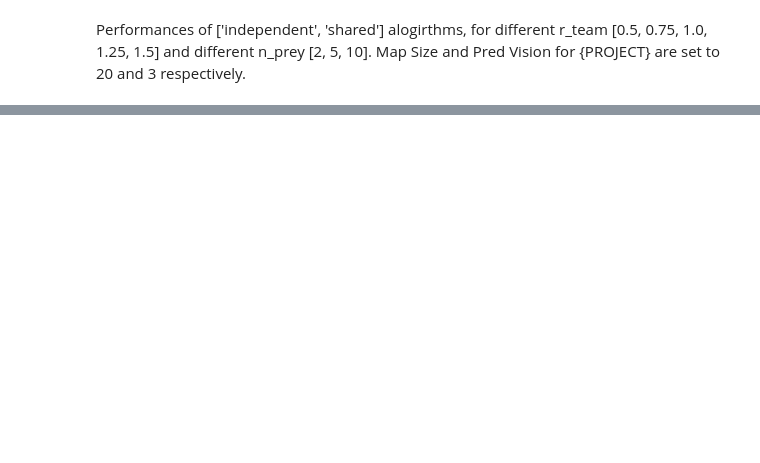
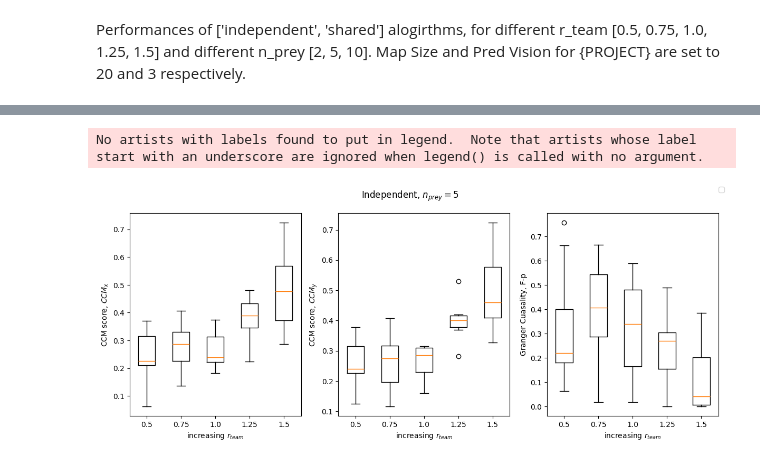
Before and after one commit to priyamDalmia/predator-prey, a Jupyter notebook: notebooks/results_game.ipynb, the cells around one changed output, grey strips where cells are left out. Saved outputs shown, nothing was run; the diff lists cells and outputs as text; code cells hidden in the pictures; blank space fills up the shorter version.

```diff
--- a/notebooks/results_game.ipynb
+++ b/notebooks/results_game.ipynb
@@ -220,0 +254,38 @@ grouped = grouped.groupby(["mode", "agent_a", "agent_b", "test", "dimension"])
+# %%
+algo = 'shared'
+nprey = 5
+rteam = [0.5, 0.75, 1.0, 1.25, 1.5]
+grouped_data_ccm_y = {}
+grouped_data_Fp = {}
+grouped_data_ccm_x = {}
+for r in rteam:
+    grouped = get_analysis_df(algo, nprey, r)
+    # print(grouped.get_group((algo, "predator_0", "predator_1", "F-p", "x")))
+    grouped_data_ccm_x[r] = list(grouped.get_group((algo, "predator_0", "predator_1", "ccm_score", 'x'))['2000'])
+    grouped_data_ccm_y[r] = list(grouped.get_group((algo, "predator_1", "predator_0", "ccm_score", 'y'))['2000'])
+    grouped_data_Fp[r] = list(grouped.get_group((algo, "predator_0", "predator_1", "F-p", "x"))['2000'])
+    # print(grouped.get_group((algo, "predator_0", "predator_1", "F-p", "x"))['2000'])
+# %%
+fig, axs = plt.subplots(1, 3, figsize=(12, 5))
+# ax.set_xlim(rteam[0], rteam[-1])
+# axs[0].set_ylim(0, 1)
+# data = pd.DataFrame.from_dict(grouped_data)
+labels = [float(r) for r in rteam]
+axs[0].boxplot(x = list(grouped_data_ccm_x.values()), labels=labels)
+axs[0].set_ylabel('CCM score, $CCM_{x}$')
+axs[0].set_xlabel('increasing $r_{team}$')
+axs[1].boxplot(x = list(grouped_data_ccm_y.values()), labels=labels)
+axs[1].set_ylabel('CCM score, $CCM_{y}$')
+axs[1].set_xlabel('increasing $r_{team}$')
+axs[2].boxplot(x = list(grouped_data_Fp.values()), labels=labels)
+axs[2].set_ylabel('Granger Cuasality, F-p')
+axs[2].set_xlabel('increasing $r_{team}$')
+# set title
+fig.suptitle(f'Independent, $n_{{prey}}={nprey}$')
+fig.legend()
+fig.tight_layout()
+plt.show()
+fig.savefig('shared_causal.png', dpi=300)
+# %% [output]
+No artists with labels found to put in legend.  Note that artists whose label start with an underscore are ignored when legend() is called with no argument.
+[figure, added]
```
Also changed, not shown: parts of 6 cells of this notebook, 13 other files.
